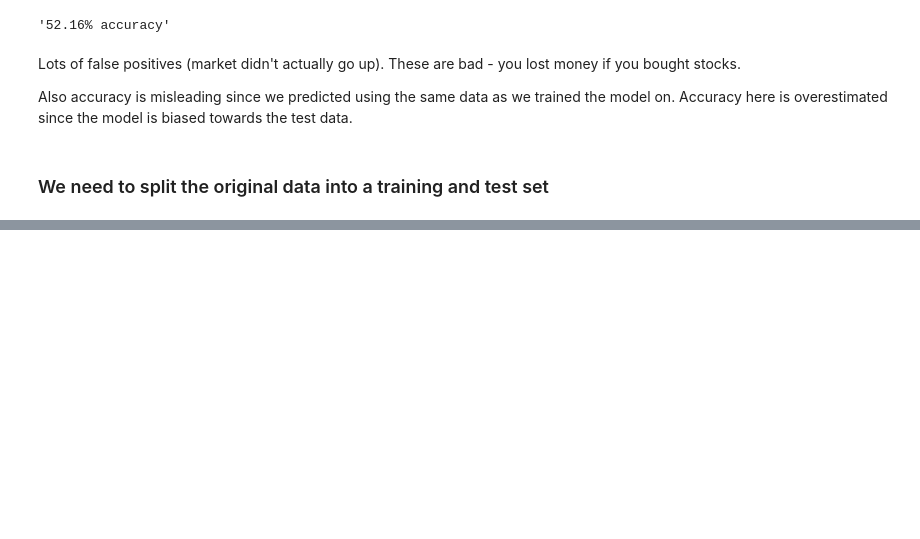
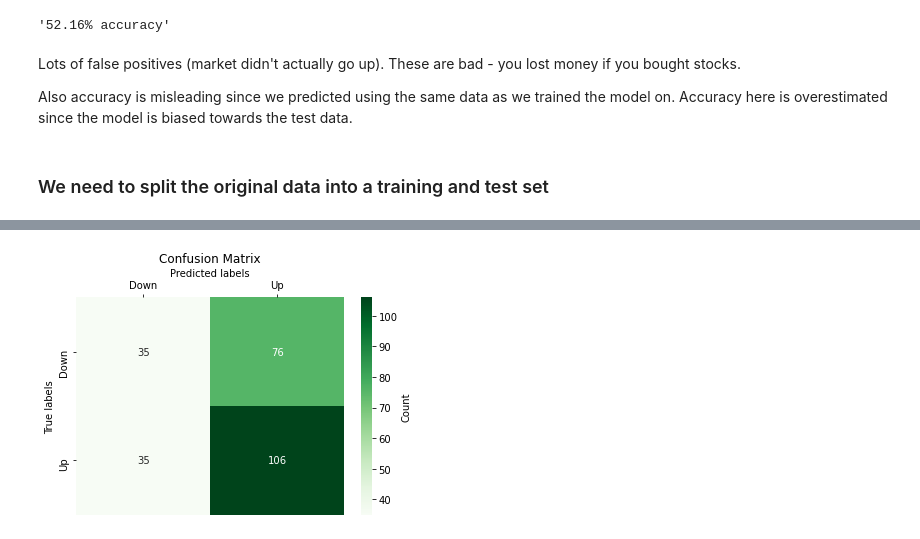
Before and after one commit to zhounapeuw/NAPE_python_tutorials, a Jupyter notebook: ISLR; Chapter 4 Lab; Log Regr LDA QDA KNN.ipynb, the cells around one changed output, grey strips where cells are left out. Drawn from its saved outputs; the diff is of its cells as text; code cells hidden in the pictures; blank space fills up the shorter version.

```diff
--- a/ISLR; Chapter 4 Lab; Log Regr LDA QDA KNN.ipynb
+++ b/ISLR; Chapter 4 Lab; Log Regr LDA QDA KNN.ipynb
@@ -180,11 +186,11 @@ ___Make a confusion matrix___
 # %%
 def confused_matrix(actual_y, predict_y, labels):
 
-    cm = metrics.confusion_matrix(actual_y, predict_y, labels=[0, 1])
+    confusion_mat = metrics.confusion_matrix(actual_y, predict_y, labels=[0, 1])
 
     ax= plt.subplot()
     # fmt changes how numbers are shown
-    sns.heatmap(cm, annot=True, ax = ax,
+    sns.heatmap(confusion_mat, annot=True, ax = ax,
                 fmt='g', cmap = 'Greens', cbar_kws={'label': 'Count'}); #annot=True to annotate cells
 
     # labels, title and ticks
@@ -194,4 +200,4 @@ def confused_matrix(actual_y, predict_y, labels):
     ax.xaxis.set_ticklabels(labels); ax.xaxis.tick_top(); ax.xaxis.set_label_position('top')
     ax.yaxis.set_ticklabels(labels);
 
-    return cm
+    return confusion_mat
@@ -214,0 +310,2 @@ Also accuracy is misleading since we predicted using the same data as we trained
+# %%
+lda_dict = {}
@@ -214,0 +314,12 @@ Also accuracy is misleading since we predicted using the same data as we trained
+# %%
+lda = LinearDiscriminantAnalysis(solver="svd", store_covariance=True)
+X = X_train_2005[['Lag1', 'Lag2']]
+y = y_train_2005
+fitted_lda = lda.fit(X, y)
+
+X_test = X_test_2005[['Lag1', 'Lag2']]
+lda_dict['ypred_test'] = fitted_lda.predict(X_test)
+# %%
+cm = confused_matrix(y_test_2005, lda_dict['ypred_test'], labels)
+# %% [output]
+[figure, added]
```
Also changed, not shown: parts of 40 cells of this notebook.
